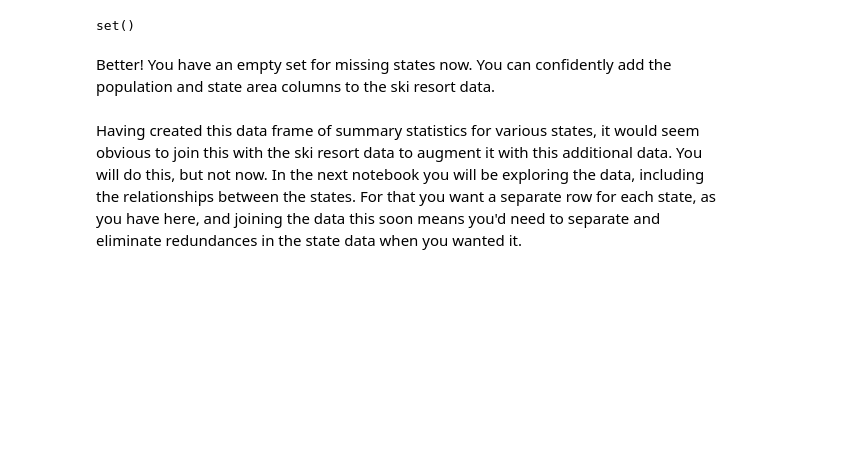
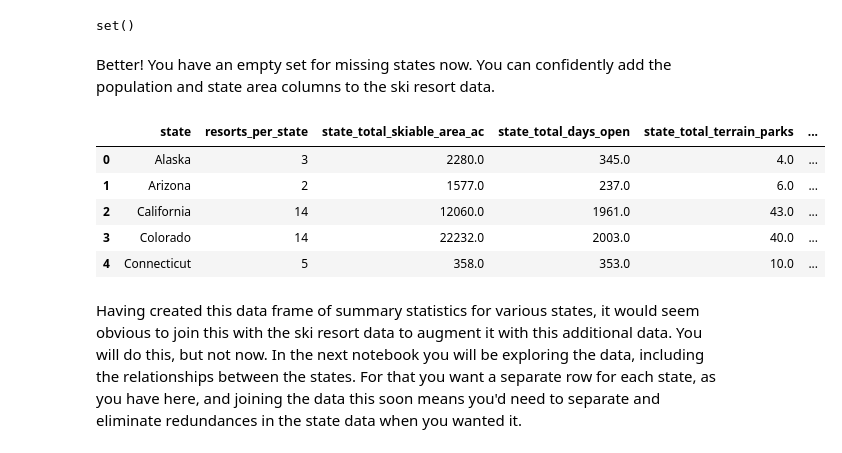
Before and after one commit to ivanjwebb/DataScienceGuidedCapstone, a Jupyter notebook: Notebooks/datawraggling.ipynb, the cells around one changed output. Cells and saved outputs as stored; diff of their text form; code cells hidden in the pictures; blank space fills up the shorter version.

```diff
--- a/Notebooks/datawraggling.ipynb
+++ b/Notebooks/datawraggling.ipynb
@@ -851,9 +955,16 @@ Better! You have an empty set for missing states now. You can confidently add th
 # %%
 #Code task 35#
 #Use 'state_summary's `merge()` method to combine our new data in 'usa_states_sub'
 #specify the arguments how='left' and on='state'
-state_summary = state_summary.merge(usa_states_sub, how='left, on='state')
+state_summary = pd.merge(state_summary, usa_states_sub, how="left", on="state")
 state_summary.head()
+# %% [output]
+|  | state | resorts_per_state | state_total_skiable_area_ac | state_total_days_open | state_total_terrain_parks | ... |
+| 0 | Alaska | 3 | 2280.0 | 345.0 | 4.0 | ... |
+| 1 | Arizona | 2 | 1577.0 | 237.0 | 6.0 | ... |
+| 2 | California | 14 | 12060.0 | 1961.0 | 43.0 | ... |
+| 3 | Colorado | 14 | 22232.0 | 2003.0 | 40.0 | ... |
+| 4 | Connecticut | 5 | 358.0 | 353.0 | 10.0 | ... |
 # %% [markdown]
 Having created this data frame of summary statistics for various states, it would seem obvious to join this with the ski resort data to augment it with this additional data. You will do this, but not now. In the next notebook you will be exploring the data, including the relationships between the states. For that you want a separate row for each state, as you have here, and joining the data this soon means you'd need to separate and eliminate redundances in the state data when you wanted it.
 # %% [markdown]
```
Also changed, not shown: parts of 47 cells of this notebook, 2 other files.
